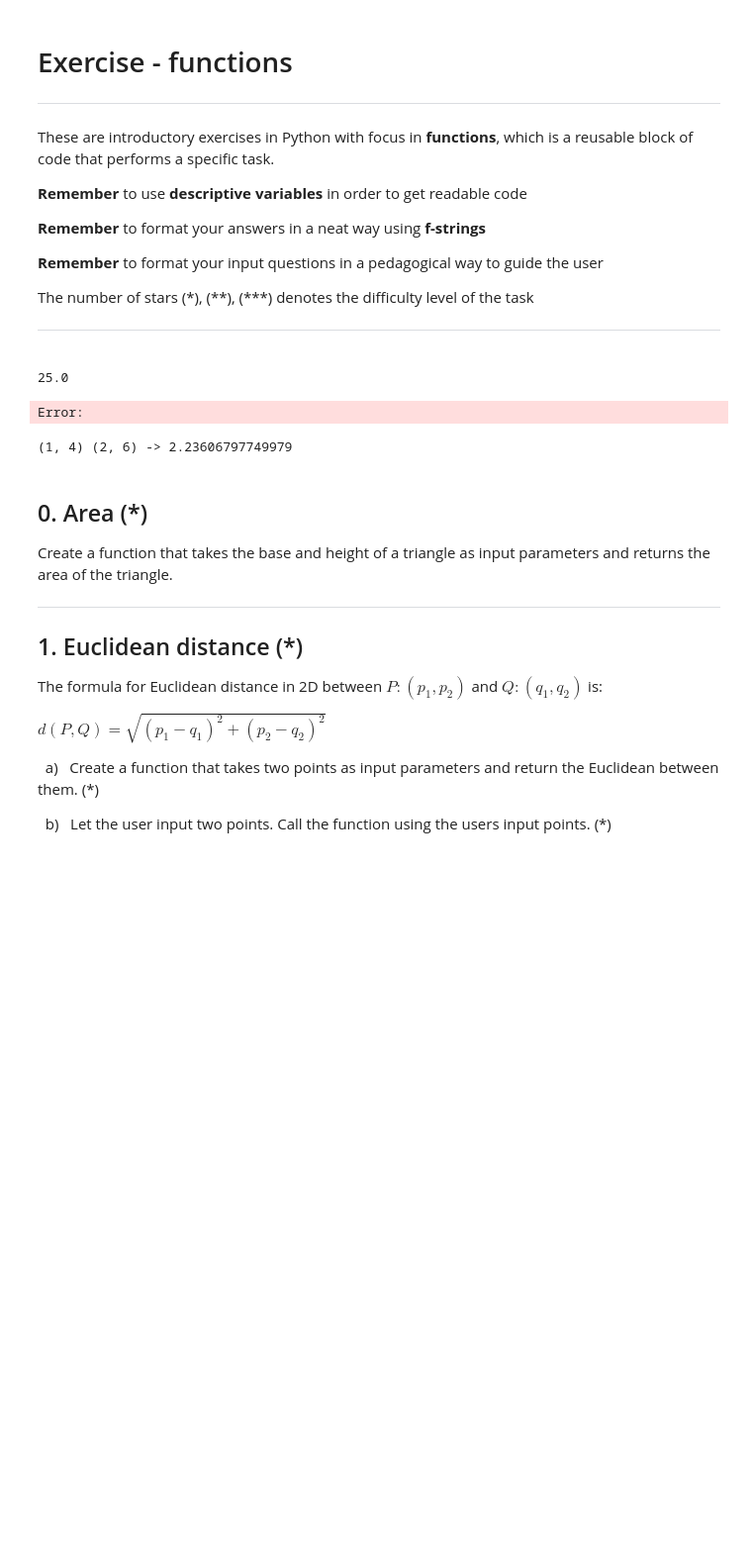
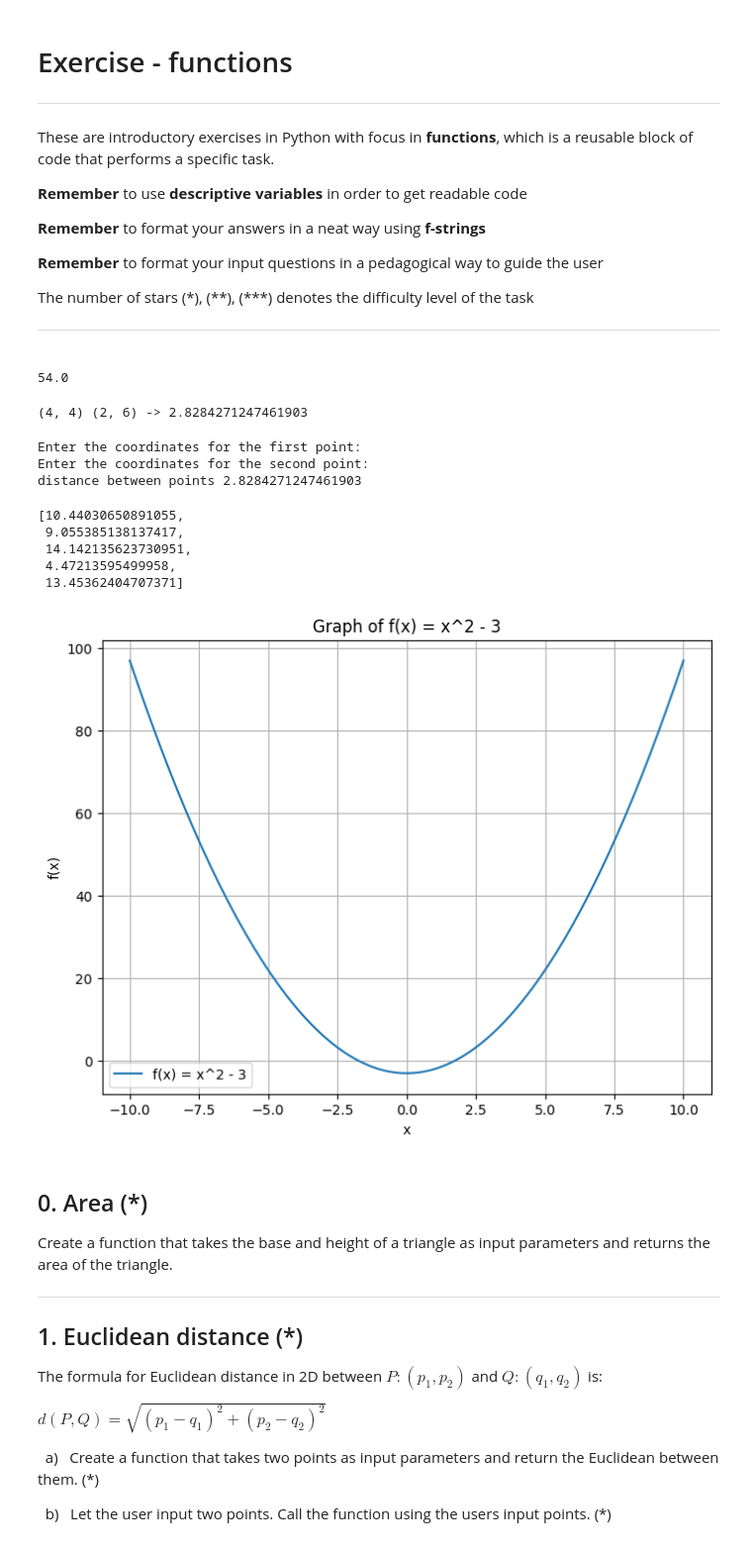
Before and after one commit to Utjiman/Python-Richard-Boden-OPA23, a Jupyter notebook: Exercise/0.06_functions.ipynb, the cells around one changed output. Shown: that part at 99% size. Saved outputs shown, nothing was run; the diff lists cells and outputs as text; code cells hidden in the pictures; blank space fills up the shorter version.

```diff
--- a/Exercise/0.06_functions.ipynb
+++ b/Exercise/0.06_functions.ipynb
@@ -22,10 +22,9 @@ The number of stars (\*), (\*\*), (\*\*\*) denotes the difficulty level of the t
 def Triangle(base, height):
     area = base * height / 2
     return area
-Triangle(10, 5)
+Triangle(18, 6)
 # %% [output]
-25.0
+54.0
-Error:
 # %%
 # 1.a)
 import math
@@ -35,12 +34,73 @@ def euclidean(a, b):
     distance = math.sqrt((x2 -x1)**2 + (y2-y1)**2)
     return distance
 
-a = (1, 4)
+a = (4, 4)
 b = (2, 6)
 
 print(f"{a} {b} -> {euclidean(a ,b)}")
 # %% [output]
-(1, 4) (2, 6) -> 2.23606797749979
+(4, 4) (2, 6) -> 2.8284271247461903
+# %%
+#1 .b)
+#  b)   Let the user input two points. Call the function using the users input points. (*)
+
+print("Enter the coordinates for the first point:")
+x1 = float(input("Input x coordinate for the first point: "))
+y1 = float(input("Input y coordinate for the first point: "))
+
+print("Enter the coordinates for the second point:")
+x2 = float(input("Input x coordinate for the second point: "))
+y2 = float(input("Input y coordinate for the second point: "))
+
+point1 = (x1, y1)
+point2 = (x2, y2)
+
+distance = euclidean(point1, point2)
+print(f"distance between points {distance}")
+# %% [output]
+Enter the coordinates for the first point:
+Enter the coordinates for the second point:
+distance between points 2.8284271247461903
+# %%
+#1 .c)
+
+points = [(10, 3), (-1, -9), (10, -10), (4, -2), (9, -10)]
+origin = (0, 0)
+
+distances = [euclidean(origin, point) for point in points]
+distances
+# %% [output]
+[10.44030650891055,
+ 9.055385138137417,
+ 14.142135623730951,
+ 4.47213595499958,
+ 13.45362404707371]
+# %%
+import matplotlib.pyplot as plt
+import numpy as np
+
+# Define the function
+f = lambda x: x**2 - 3
+
+# Generate x values
+x = np.linspace(-10, 10, 400)
+
+# Generate y values for each function
+y_f = f(x)
+
+# Plotting
+plt.figure(figsize=(8, 6))
+plt.plot(x, y_f, label='f(x) = x^2 - 3')
+
+# Labeling the plot
+plt.title('Graph of f(x) = x^2 - 3')
+plt.xlabel('x')
+plt.ylabel('f(x)')
+plt.legend()
+plt.grid(True)
+plt.show()
+# %% [output]
+[figure, added]
 # %% [markdown]
 <div style="max-width:66ch;">
 
```
Also changed, not shown: 7 other files.
